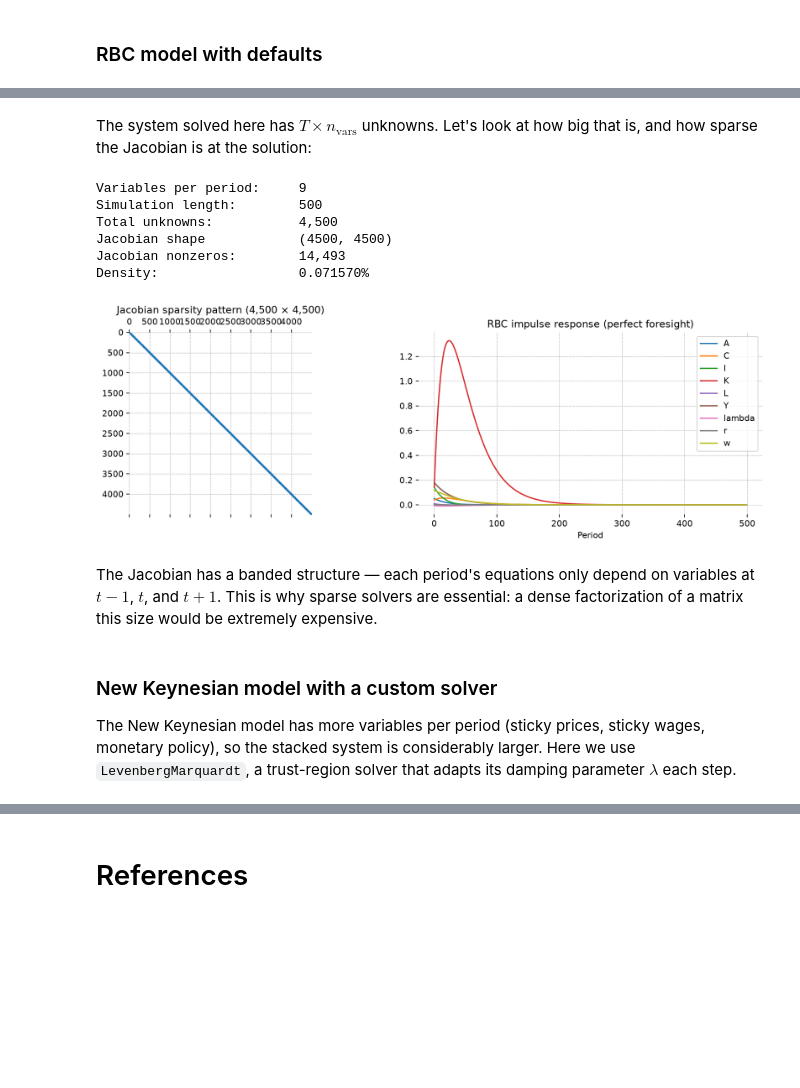
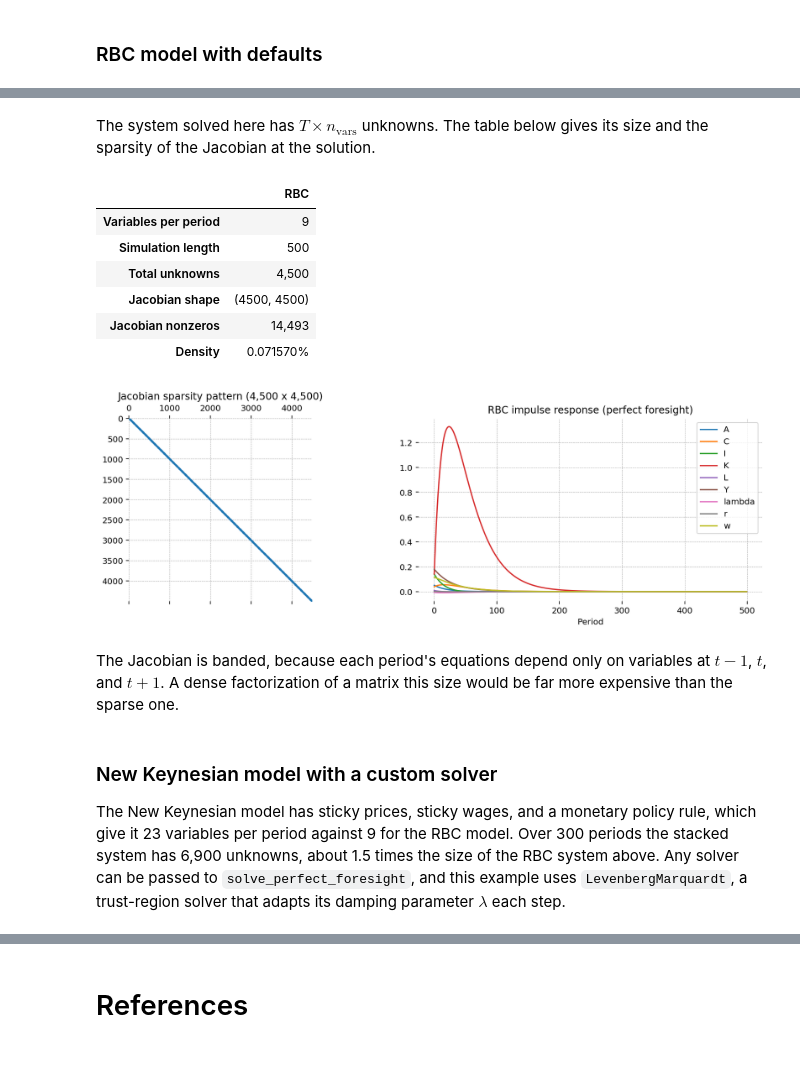
Before and after one commit to jessegrabowski/gEconpy, a Jupyter notebook: notebooks/introductory/sparse_root_solvers.ipynb, the cells around one changed output, grey strips where cells are left out. Cells and saved outputs as stored; diff of their text form; code cells hidden in the pictures; blank space fills up the shorter version.

```diff
--- a/notebooks/introductory/sparse_root_solvers.ipynb
+++ b/notebooks/introductory/sparse_root_solvers.ipynb
@@ -348,14 +350,14 @@ custom solver.
 # %% [markdown]
 ### RBC model with defaults
 # %%
-import gEconpy as ge
-
 rbc = ge.model_from_gcn(ge.data.get_example_gcn("RBC"), verbose=False)
 
 T = 500
 shock = np.zeros(T)
 shock[0] = 0.05
 
-trajectory, result = ge.solve_perfect_foresight(rbc, simulation_length=T, shocks={"epsilon_A": shock})
+trajectory, result = ge.solve_perfect_foresight(
+    rbc, simulation_length=T, shocks={"epsilon_A": shock}, sparse_root_kwargs={"progressbar": False}
+)
 print(f"Success: {result.success}, iterations: {result.nit}")
 # %% [output]
@@ -370,44 +365,52 @@ Success: True, iterations: 3
 # %% [markdown]
-The system solved here has $T \times n_{\text{vars}}$ unknowns. Let's look at how big that is, and
-how sparse the Jacobian is at the solution:
+The system solved here has $T \times n_{\text{vars}}$ unknowns. The table below gives its size and the sparsity of
+the Jacobian at the solution.
 # %%
 n_vars = len(rbc.variables)
-print(f"{'Variables per period:':25} {n_vars}")
-print(f"{'Simulation length:':25} {T}")
-print(f"{'Total unknowns:':25} {T * n_vars:,}")
-print(f"{'Jacobian shape':25} {result.jac.shape}")
-print(f"{'Jacobian nonzeros:':25} {result.jac.nnz:,}")
-print(f"{'Density:':25} {result.jac.nnz / np.prod(result.jac.shape):.6%}")
+
+pd.Series(
+    {
+        "Variables per period": n_vars,
+        "Simulation length": T,
+        "Total unknowns": f"{T * n_vars:,}",
+        "Jacobian shape": result.jac.shape,
+        "Jacobian nonzeros": f"{result.jac.nnz:,}",
+        "Density": f"{result.jac.nnz / np.prod(result.jac.shape):.6%}",
+    },
+    name="RBC",
+).to_frame()
 # %% [output]
-Variables per period:     9
-Simulation length:        500
-Total unknowns:           4,500
-Jacobian shape            (4500, 4500)
-Jacobian nonzeros:        14,493
-Density:                  0.071570%
+|  | RBC |
+| Variables per period | 9 |
+| Simulation length | 500 |
+| Total unknowns | 4,500 |
+| Jacobian shape | (4500, 4500) |
+| Jacobian nonzeros | 14,493 |
+| Density | 0.071570% |
 # %%
 fig, axes = plt.subplots(1, 2, figsize=(12, 4))
 
 axes[0].spy(result.jac, markersize=0.05)
-axes[0].set_title(f"Jacobian sparsity pattern ({result.jac.shape[0]:,} × {result.jac.shape[1]:,})")
+axes[0].xaxis.set_major_locator(plt.MaxNLocator(nbins=5))
+axes[0].set_title(f"Jacobian sparsity pattern ({result.jac.shape[0]:,} x {result.jac.shape[1]:,})")
 
 steady_state = pd.Series({k.removesuffix("_ss"): v for k, v in rbc.steady_state().items()})
 (trajectory - steady_state).plot(ax=axes[1], legend=True)
 axes[1].set_xlabel("Period")
 axes[1].set_title("RBC impulse response (perfect foresight)")
 plt.show()
 # %% [output]
-[figure, old version]
+[figure, new version]
 # %% [markdown]
-The Jacobian has a banded structure — each period's equations only depend on variables at $t-1$, $t$,
-and $t+1$. This is why sparse solvers are essential: a dense factorization of a matrix this size would
-be extremely expensive.
+The Jacobian is banded, because each period's equations depend only on variables at $t-1$, $t$, and $t+1$. A
+dense factorization of a matrix this size would be far more expensive than the sparse one.
 # %% [markdown]
 ### New Keynesian model with a custom solver
 
-The New Keynesian model has more variables per period (sticky prices, sticky wages, monetary policy),
-so the stacked system is considerably larger. Here we use `LevenbergMarquardt`, a trust-region solver
-that adapts its damping parameter $\lambda$ each step.
+The New Keynesian model has sticky prices, sticky wages, and a monetary policy rule, which give it 23 variables
+per period against 9 for the RBC model. Over 300 periods the stacked system has 6,900 unknowns, about 1.5 times
+the size of the RBC system above. Any solver can be passed to `solve_perfect_foresight`, and this example uses
+`LevenbergMarquardt`, a trust-region solver that adapts its damping parameter $\lambda$ each step.
 # %%
 nk = ge.model_from_gcn(ge.data.get_example_gcn("New_Keynesian"), verbose=False)
 
```
Also changed, not shown: parts of 29 cells of this notebook.
